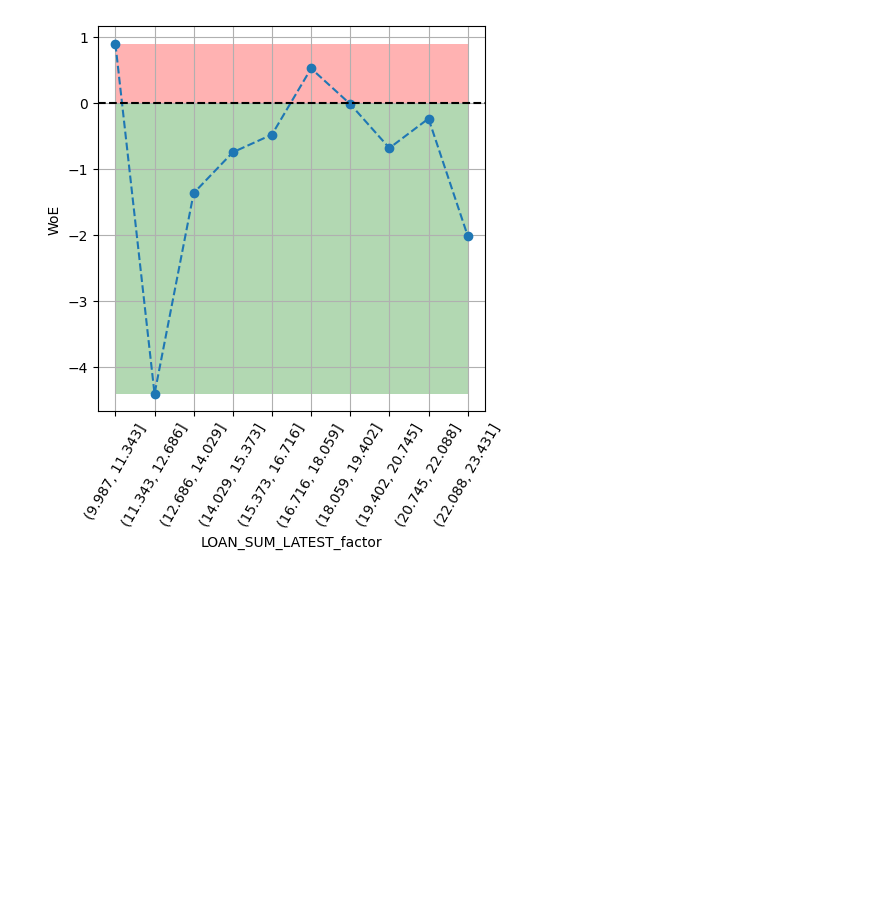
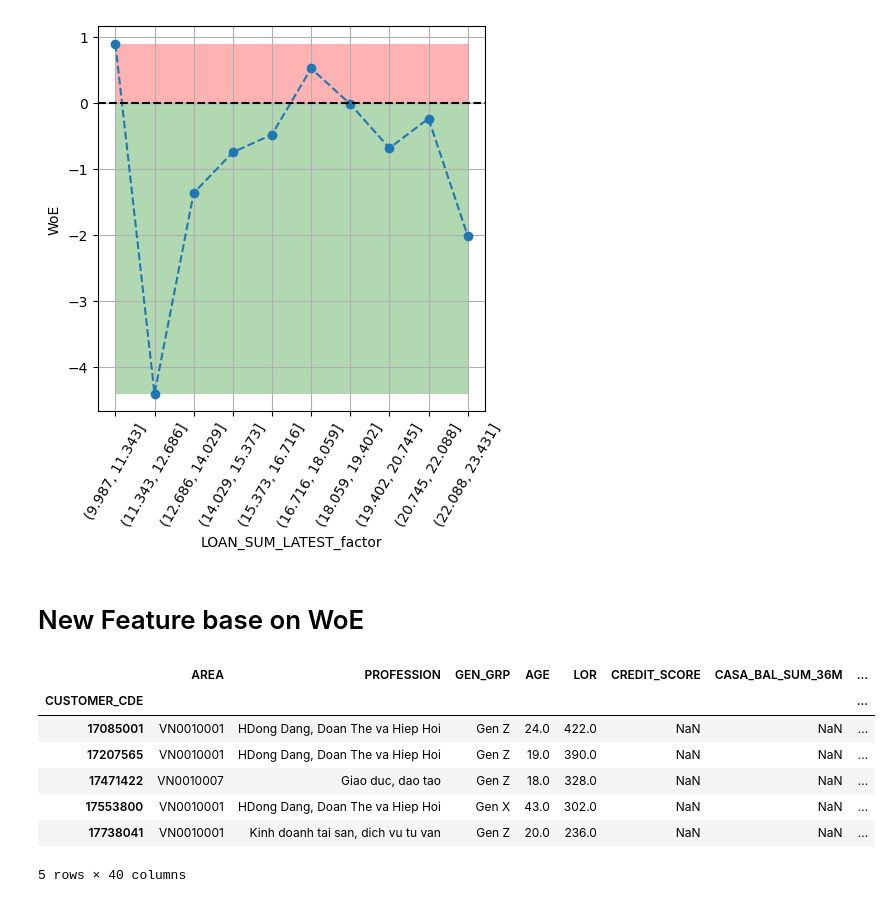
Before and after one commit to HuynhThanhQuan/feature-store, a Jupyter notebook: reactive_casa/deploy/notebook/binning2.ipynb, the cells around one changed output. Cells and saved outputs as stored; diff of their text form; code cells hidden in the pictures; blank space fills up the shorter version.

```diff
--- a/reactive_casa/deploy/notebook/binning2.ipynb
+++ b/reactive_casa/deploy/notebook/binning2.ipynb
@@ -588,3 +588,16 @@ plot_by_woe(woe_continous(X, 'LOAN_SUM_LATEST_factor', y))
 | 8 | (20.745, 22.088] | 33 | 0.030303 | 0.062147 | 1.5 | 32.5 | 0.078947 | ... |
 | 9 | (22.088, 23.431] | 6 | 0.166667 | 0.011299 | 1.5 | 5.5 | 0.078947 | ... |
 [figure]
+# %% [markdown]
+# New Feature base on WoE
+# %%
+preprocess_data.head()
+# %% [output]
+|  | AREA | PROFESSION | GEN_GRP | AGE | LOR | CREDIT_SCORE | CASA_BAL_SUM_36M | ... |
+| CUSTOMER_CDE |  |  |  |  |  |  |  | ... |
+| 17085001 | VN0010001 | HDong Dang, Doan The va Hiep Hoi | Gen Z | 24.0 | 422.0 | NaN | NaN | ... |
+| 17207565 | VN0010001 | HDong Dang, Doan The va Hiep Hoi | Gen Z | 19.0 | 390.0 | NaN | NaN | ... |
+| 17471422 | VN0010007 | Giao duc, dao tao | Gen Z | 18.0 | 328.0 | NaN | NaN | ... |
+| 17553800 | VN0010001 | HDong Dang, Doan The va Hiep Hoi | Gen X | 43.0 | 302.0 | NaN | NaN | ... |
+| 17738041 | VN0010001 | Kinh doanh tai san, dich vu tu van | Gen Z | 20.0 | 236.0 | NaN | NaN | ... |
+5 rows × 40 columns
```
Also changed, not shown: parts of 20 cells of this notebook, 19 other files.
